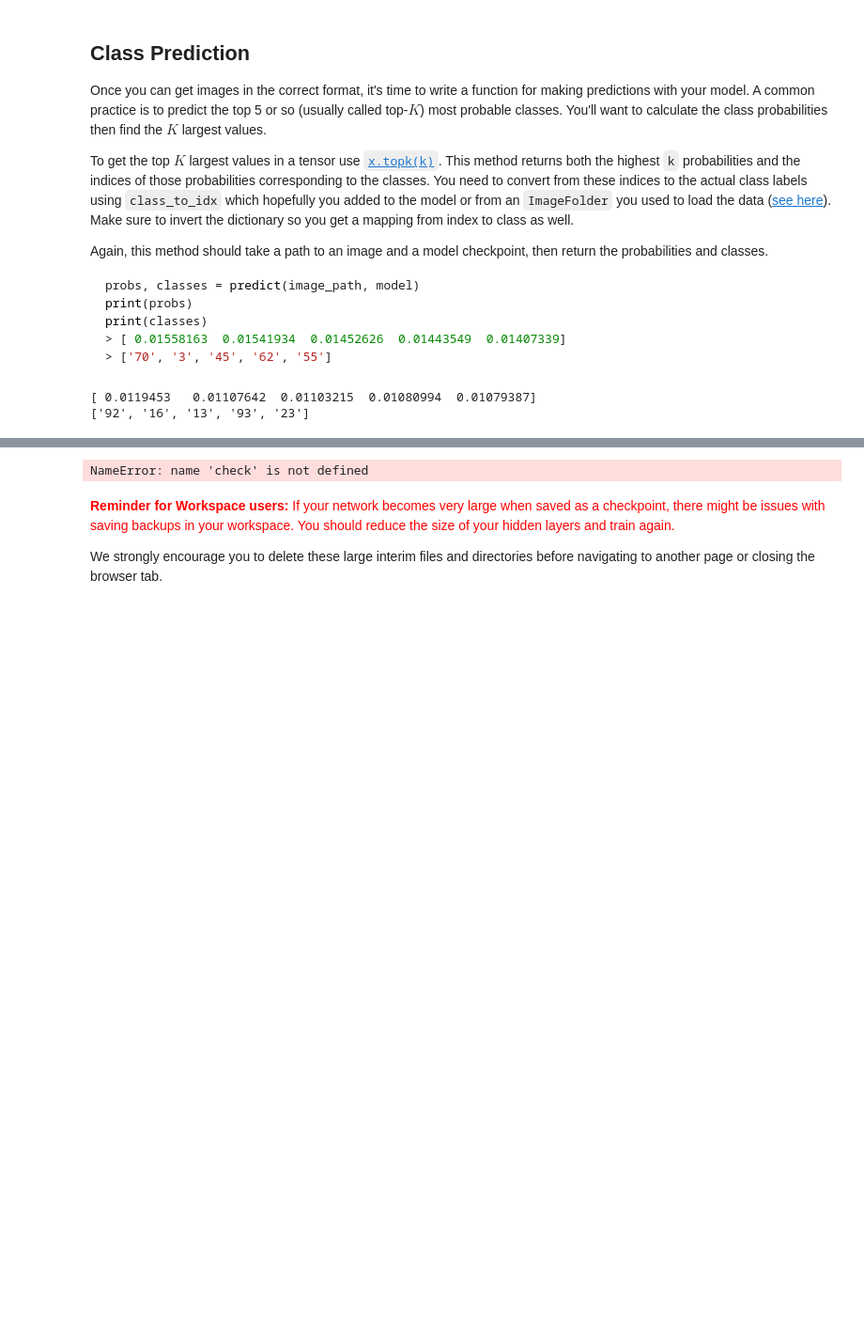
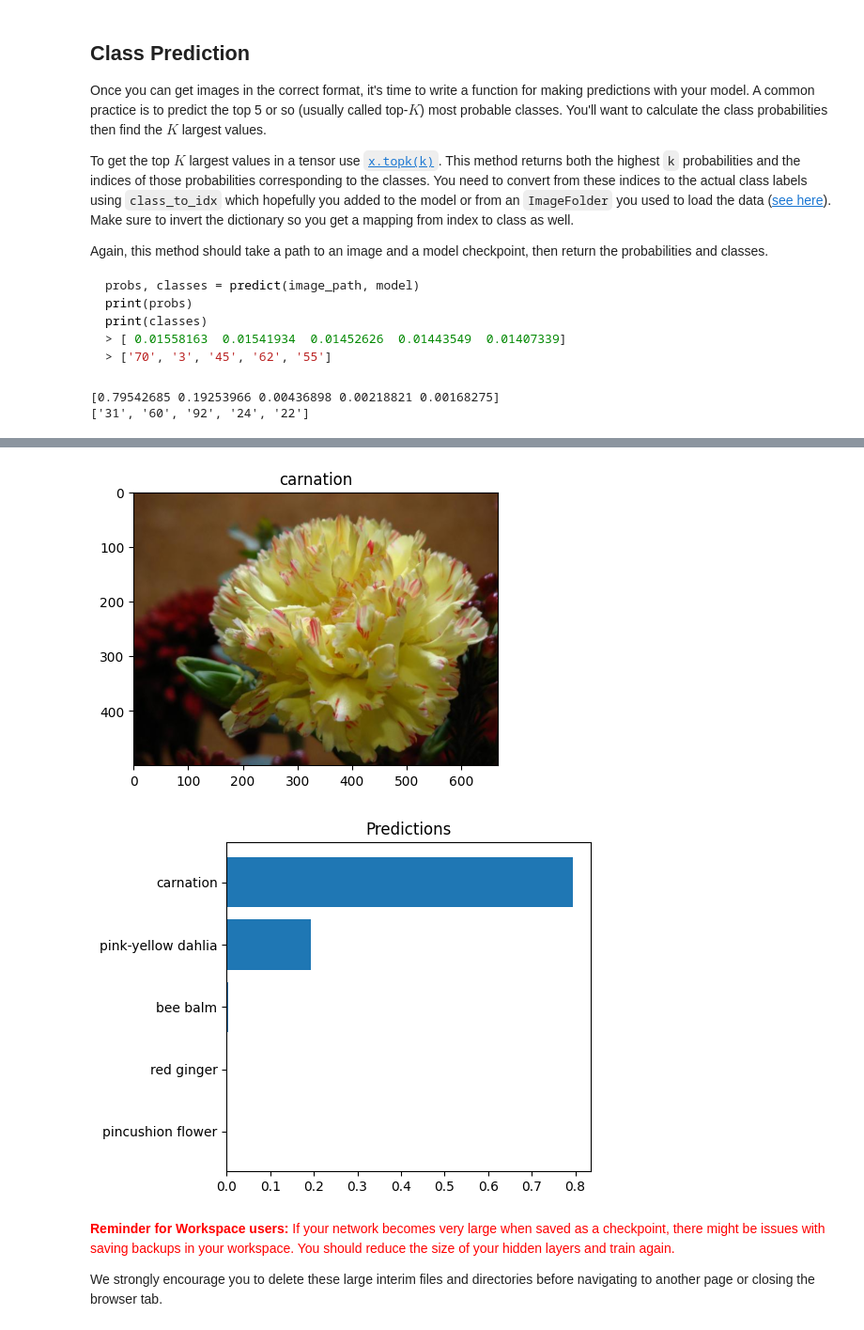
Before and after one commit to mlew-udacity/ImageClassifierProject, a Jupyter notebook: Image Classifier Project 2.ipynb, the cells around one changed output, grey strips where cells are left out. Shown: that part at 94% size. Cells and saved outputs as stored; diff of their text form; code cells hidden in the pictures; blank space fills up the shorter version.

```diff
--- a/Image Classifier Project 2.ipynb
+++ b/Image Classifier Project 2.ipynb
@@ -448,16 +453,15 @@ print(classes)
 def predict(image_path, model, topk=5):
     ''' Predict the class (or classes) of an image using a trained deep learning model.
     '''
-    # TODO: Implement the code to predict the class from an image file
+    # Implement the code to predict the class from an image file
     with torch.no_grad():    # Turn off gradients
-        device = torch.device('cuda' if torch.cuda.is_available() and device=='gpu' else 'cpu')
+        device = torch.device('cpu') #set to CPU mode as GPU not required
         model.eval()
         model.to(device) #set model to device
 
         # Run function to process image
         image = process_image(image_path)
         image = image.unsqueeze_(0)
-
         image.to(device) #set image to device
 
         output_logps = model.forward(image)  # Forward pass - get log probability
@@ -476,14 +480,14 @@ def predict(image_path, model, topk=5):
         return probs, classes
 # %%
 # Run predict function and return probs and classes
-image_path = 'flowers/test/16/image_06670.jpg'
+image_path = train_dir+"/31/image_08066.jpg"
 top_k = 5
 probs, classes= predict(image_path, model, top_k)
 print(probs)
 print(classes)
 # %% [output]
-[ 0.0119453   0.01107642  0.01103215  0.01080994  0.01079387]
-['92', '16', '13', '93', '23']
+[0.79542685 0.19253966 0.00436898 0.00218821 0.00168275]
+['31', '60', '92', '24', '22']
 # %% [markdown]
 # Sanity Checking
 
@@ -502,28 +506,33 @@ def display_predict(image_path, model, topk=5):
     #Get labels for top 5 - classes returned from predict function
     labels=[cat_to_name[i] for i in classes]
 
+    # Set up title
+    flower_class = image_path.split('/')[4]
+    flower_title = cat_to_name[flower_class] ##change back to 2
+
     # Plot flower and assign title
     image = Image.open(image_path)
 
     plt.figure(figsize = [5,10])
     img = plt.subplot(2,1,1)
-    img.set_title(labels[0])
+    img.set_title(flower_title)
     img.imshow(image)
 
     # Plot probabilities bar graph
     plt.figure(figsize = [5,10])
     bar = plt.subplot(2,1,2)
-    bar.set_yticks(np.arange(5)[::-1])
+    bar.set_yticks(np.arange(topk)[::-1])
     bar.set_yticklabels(labels)
     bar.set_title("Predictions")
-    bar.barh(np.arange(5)[::-1],probs)
+    bar.barh(np.arange(topk)[::-1],probs)
     plt.show() # shows bar graph
 # %%
 # Run check function with top 5 classes for image defined below
-image_path = "flowers/test/37/image_03734.jpg"
+image_path = train_dir+"/31/image_08066.jpg"
 display_predict(image_path, model, topk=5)
 # %% [output]
-NameError: name 'check' is not defined
+[figure, added]
+[figure, added]
 # %% [markdown]
 <font color='red'>**Reminder for Workspace users:** If your network becomes very large when saved as a checkpoint, there might be issues with saving backups in your workspace. You should reduce the size of your hidden layers and train again.
 
```
Also changed, not shown: parts of 12 cells of this notebook.
